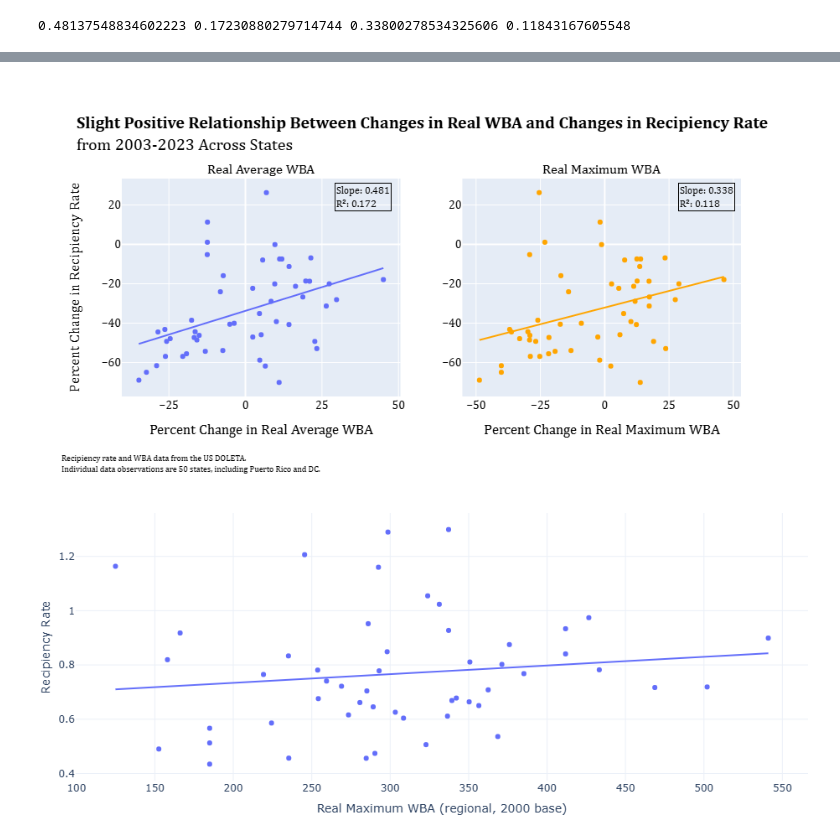
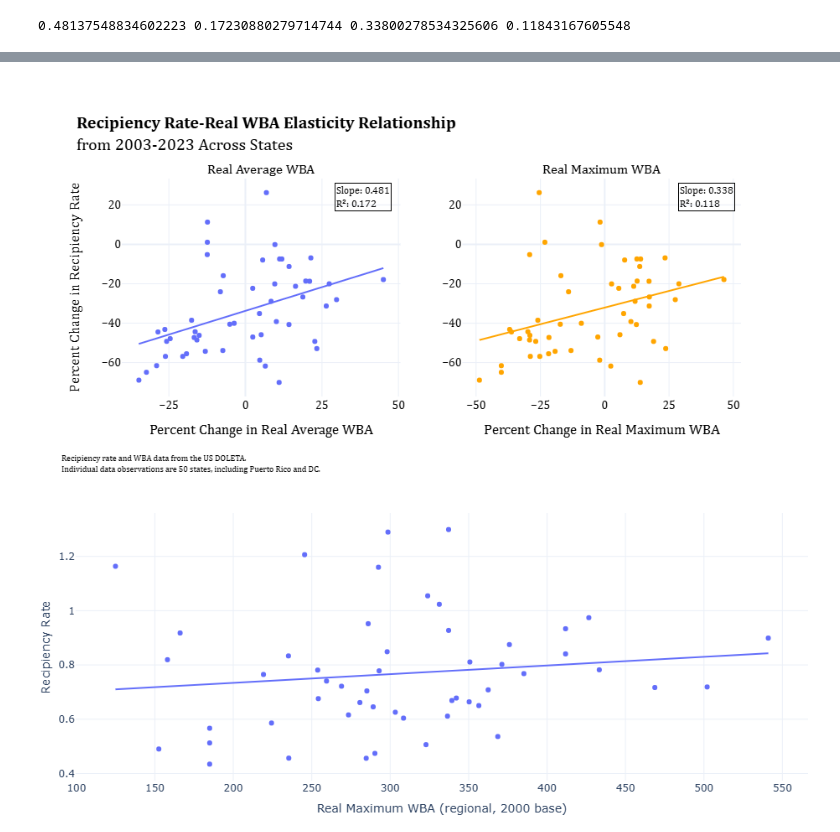
Before and after one commit to kguo12/UI-Inflation, a Jupyter notebook: UI Inflation Figures.ipynb, the cells around one changed output, grey strips where cells are left out. Saved outputs shown, nothing was run; the diff lists cells and outputs as text; code cells hidden in the pictures.

```diff
--- a/UI Inflation Figures.ipynb
+++ b/UI Inflation Figures.ipynb
@@ -878,0 +1325,40 @@ percent_changes.to_csv("percent_changes.csv")
+# %%
+pio.templates.default = 'plotly_white'
+
+fig1 = px.line(data_frame = sliding_lm,
+             x = "Year Start",
+             y = "slope_avgs",
+              )
+fig1.update_traces(line=dict(color = 'rgba(255, 165, 0,1)'), name="Slope (Change in Recipiency Over <br>Percent Change in Real Average WBA", showlegend=True)
+
+fig3 = px.line(data_frame = sliding_lm,
+             x = "Year Start",
+             y = "r_squared_avgs")
+fig3.update_traces(line=dict(color = 'rgba(50,50,100,1)'), name="$$R^2$$", showlegend=True)
+
+fig1 = go.Figure(data=fig1.data + fig3.data)
+fig1.update_layout(title_text="Relationship between Percent Change in Real Average WBA and <br>Change in Recipiency Rate Across 10-Year Periods</b>",
+                   xaxis_title="Start Year", yaxis_title="Slope and R Squared",
+                   font=dict(
+                        family="Cambria",
+                        size=14,
+                        color="black",
+                    ),
+                   xaxis=dict(
+                        tickmode='linear',
+                        tick0=2000,
+                        dtick=2
+                    ),
+                   yaxis=dict(
+                        tick0=0,
+                        dtick=0.1
+                    ),
+                   legend=dict(
+                        orientation="v",
+                        x=1.1,
+                        xanchor="center",
+                        y=0.8
+                    )
+                  )
+
+fig1.show()
@@ -991,7 +1479,7 @@ for trace in fig1.data:
 for trace in fig2.data:
     fig.add_trace(trace, row=1, col=2)
 
-fig.update_layout(title_text="<b>Slight Positive Relationship Between Changes in Real WBA and Changes in Recipiency Rate</b> <br>from 2003-2023 Across States",
+fig.update_layout(title_text="<b>Recipiency Rate-Real WBA Elasticity Relationship</b> <br>from 2003-2023 Across States",
                    yaxis_title="Percent Change in Recipiency Rate",
                    font=dict(
                         family="Cambria",
@@ -1012,34 +1500,34 @@ fig.add_annotation(
     x=-0.1,
     y=-0.25,
     xanchor="left",
     yanchor="top",
     font=dict(size=10),
     align="left"
 )
 fig.add_annotation(
     xref="paper", yref="paper",
     x=0.99, y=0.98,
     text=f"Slope: {slope_max:.3f}<br>R²: {r_squared_max:.3f}",
     showarrow=False,
     font=dict(size=12, color="black"),
     align="left",
     bordercolor="black",
     borderwidth=1
 )
 fig.add_annotation(
     xref="paper", yref="paper",
     x=0.39, y=0.98,
     text=f"Slope: {slope_avg:.3f}<br>R²: {r_squared_avg:.3f}",
     showarrow=False,
     font=dict(size=12, color="black"),
     align="left",
     bordercolor="black",
     borderwidth=1
 )
 fig.update_layout(margin={"l":100,"b":120, "t":120})
 fig.show()
 # %% [output]
-[figure, old version]
+[figure, new version]
 # %%
 write_html(fig, "fig_6.html")
 # %%
```
Also changed, not shown: parts of 32 cells of this notebook, 6 other files.
